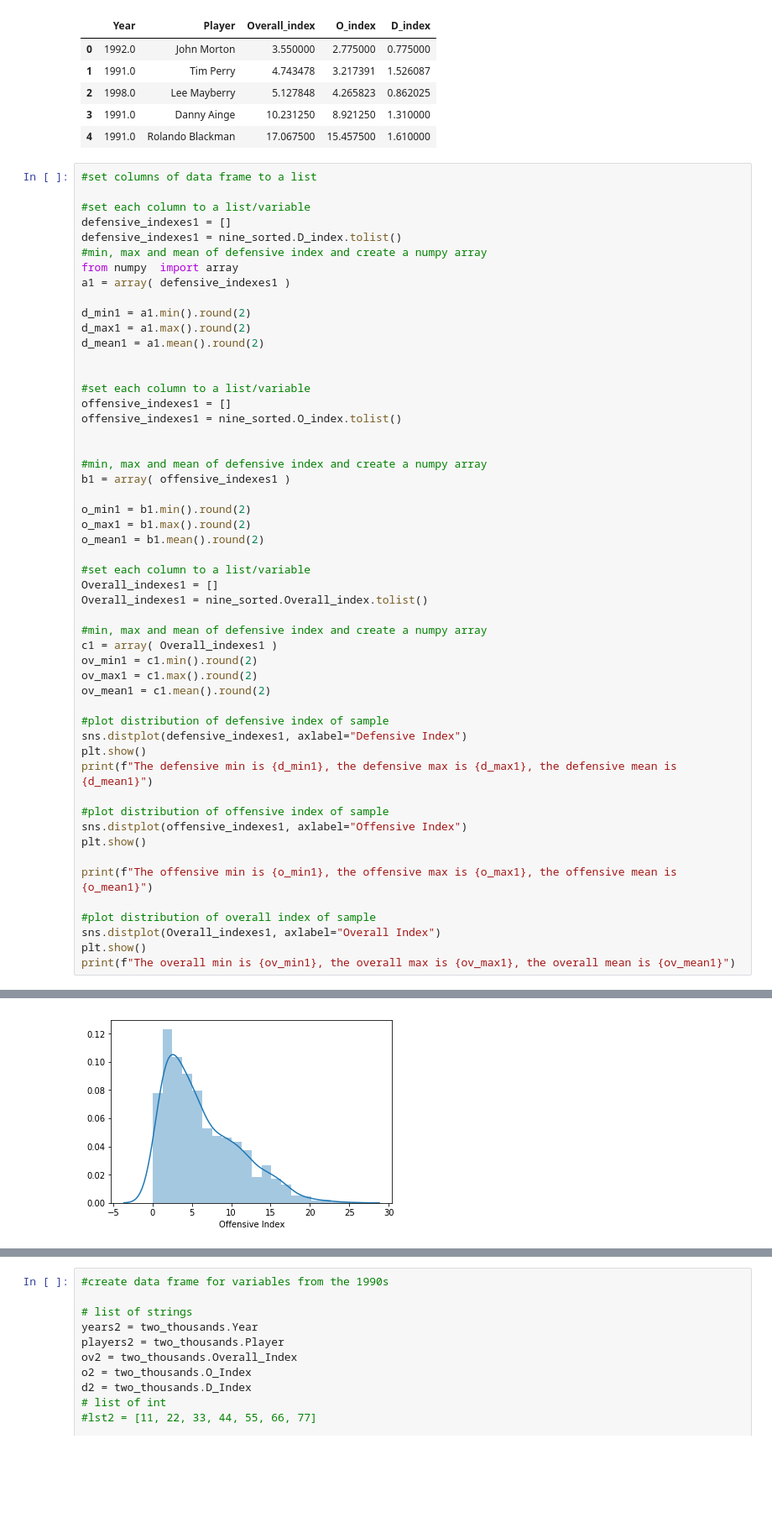
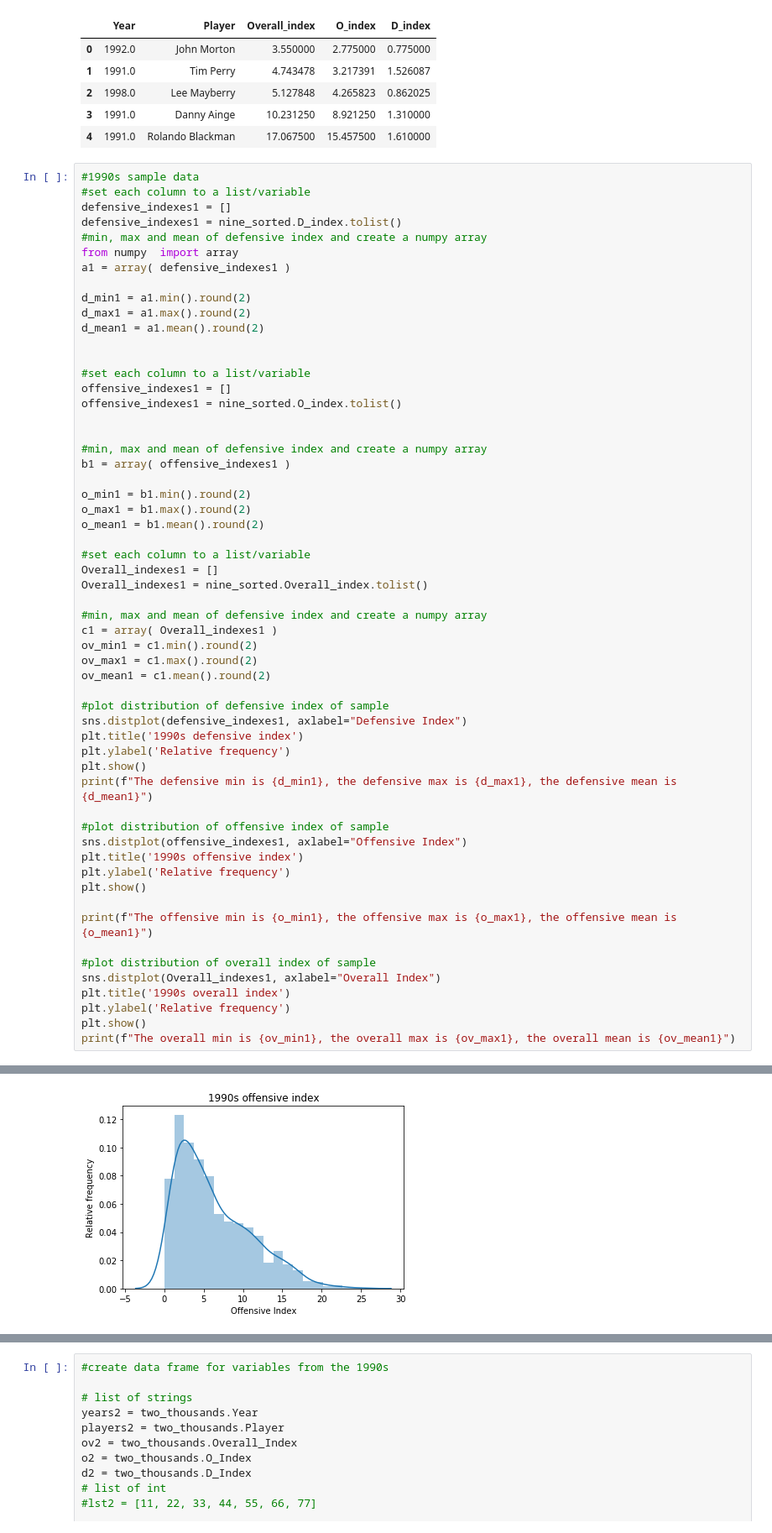
Before and after one commit to puglord88/Purple_Team_Project_1, a Jupyter notebook: NBA Sample Distributions.ipynb, the cells around one changed output, grey strips where cells are left out. Shown at 84% size. Drawn from its saved outputs; the diff is of its cells as text; blank space fills up the shorter version.

Commit message:
Add files via upload
Final NBA Data clean file.
Uploaded samples with correct labels

```diff
--- a/NBA Sample Distributions.ipynb
+++ b/NBA Sample Distributions.ipynb
@@ -162,8 +176,7 @@ nine_sorted.head(5)
 | 3 | 1991.0 | Danny Ainge | 10.231250 | 8.921250 | 1.310000 |
 | 4 | 1991.0 | Rolando Blackman | 17.067500 | 15.457500 | 1.610000 |
 # %%
-#set columns of data frame to a list
-
+#1990s sample data
 #set each column to a list/variable
 defensive_indexes1 = []
 defensive_indexes1 = nine_sorted.D_index.tolist()
@@ -200,17 +213,23 @@ ov_mean1 = c1.mean().round(2)
 
 #plot distribution of defensive index of sample
 sns.distplot(defensive_indexes1, axlabel="Defensive Index")
+plt.title('1990s defensive index')
+plt.ylabel('Relative frequency')
 plt.show()
 print(f"The defensive min is {d_min1}, the defensive max is {d_max1}, the defensive mean is {d_mean1}")
 
 #plot distribution of offensive index of sample
 sns.distplot(offensive_indexes1, axlabel="Offensive Index")
+plt.title('1990s offensive index')
+plt.ylabel('Relative frequency')
 plt.show()
 
 print(f"The offensive min is {o_min1}, the offensive max is {o_max1}, the offensive mean is {o_mean1}")
 
 #plot distribution of overall index of sample
 sns.distplot(Overall_indexes1, axlabel="Overall Index")
+plt.title('1990s overall index')
+plt.ylabel('Relative frequency')
 plt.show()
 print(f"The overall min is {ov_min1}, the overall max is {ov_max1}, the overall mean is {ov_mean1}")
 # %% [output]
@@ -218,3 +237,3 @@ print(f"The overall min is {ov_min1}, the overall max is {ov_max1}, the overall
 The defensive min is 0.0, the defensive max is 7.8, the defensive mean is 1.7
-[figure, old version]
+[figure, new version]
 The offensive min is 0.0, the offensive max is 25.17, the offensive mean is 6.28
```
Also changed, not shown: parts of 8 cells of this notebook, 1 other file.
